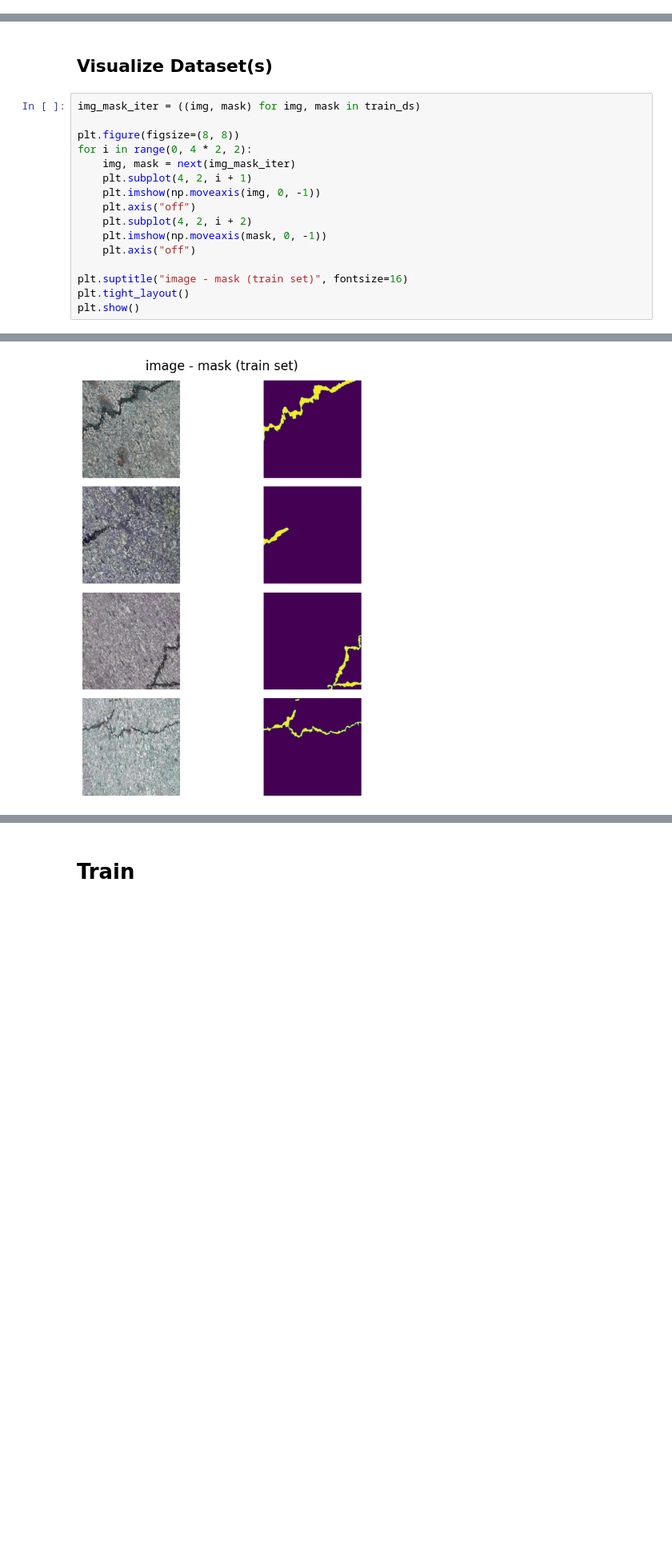
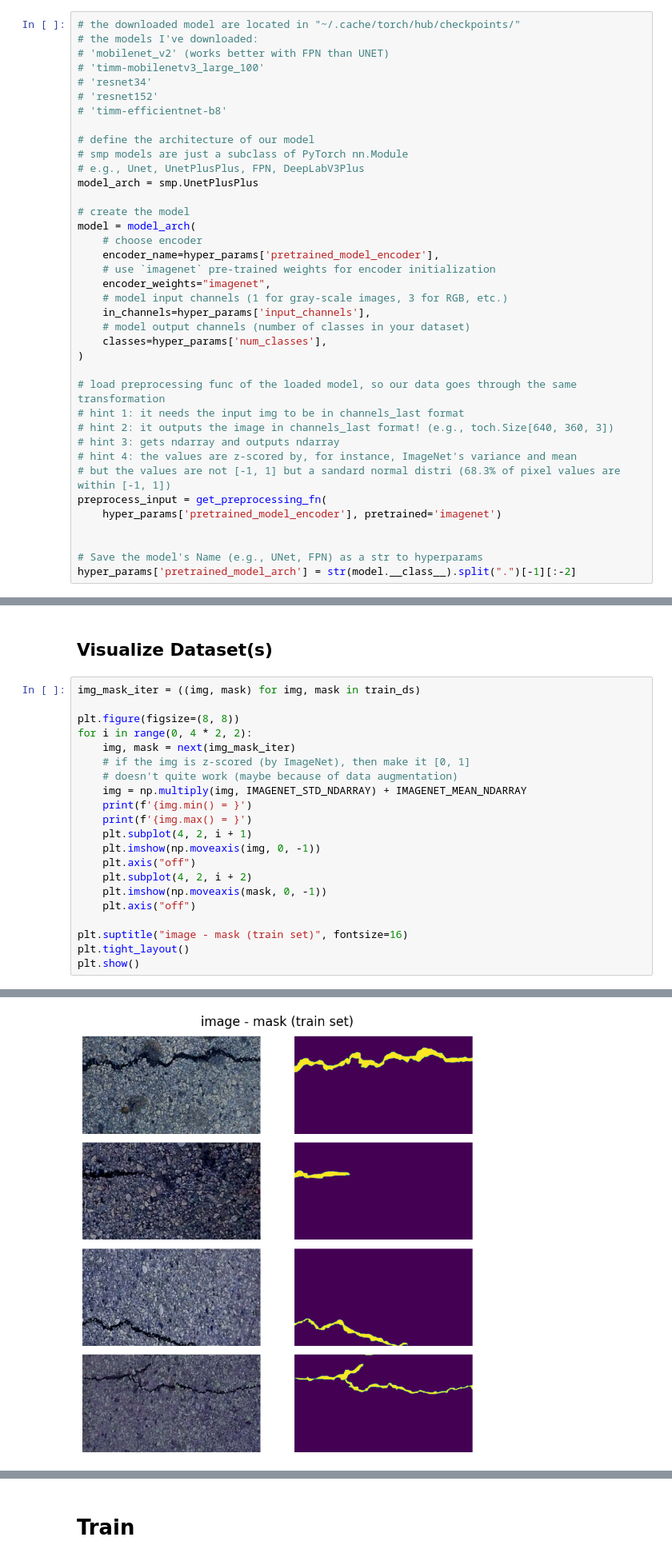
Before and after one commit to tekboart/crack-binary-semantic-segmentaion, a Jupyter notebook: 0 Interview/HKUST/train.ipynb, the cells around one changed output, grey strips where cells are left out. Shown at 80% size. Saved outputs shown, nothing was run; the diff lists cells and outputs as text; blank space fills up the shorter version.

```diff
--- a/0 Interview/HKUST/train.ipynb
+++ b/0 Interview/HKUST/train.ipynb
@@ -141,0 +163,38 @@ hyper_params = {
+# %%
+# the downloaded model are located in "~/.cache/torch/hub/checkpoints/"
+# the models I've downloaded:
+# 'mobilenet_v2' (works better with FPN than UNET)
+# 'timm-mobilenetv3_large_100'
+# 'resnet34'
+# 'resnet152'
+# 'timm-efficientnet-b8'
+
+# define the architecture of our model
+# smp models are just a subclass of PyTorch nn.Module
+# e.g., Unet, UnetPlusPlus, FPN, DeepLabV3Plus
+model_arch = smp.UnetPlusPlus
+
+# create the model
+model = model_arch(
+    # choose encoder
+    encoder_name=hyper_params['pretrained_model_encoder'],
+    # use `imagenet` pre-trained weights for encoder initialization
+    encoder_weights="imagenet",
+    # model input channels (1 for gray-scale images, 3 for RGB, etc.)
+    in_channels=hyper_params['input_channels'],
+    # model output channels (number of classes in your dataset)
+    classes=hyper_params['num_classes'],
+)
+
+# load preprocessing func of the loaded model, so our data goes through the same transformation
+# hint 1: it needs the input img to be in channels_last format
+# hint 2: it outputs the image in channels_last format! (e.g., toch.Size[640, 360, 3])
+# hint 3: gets ndarray and outputs ndarray
+# hint 4: the values are z-scored by, for instance, ImageNet's variance and mean
+# but the values are not [-1, 1] but a sandard normal distri (68.3% of pixel values are within [-1, 1])
+preprocess_input = get_preprocessing_fn(
+    hyper_params['pretrained_model_encoder'], pretrained='imagenet')
+
+
+# Save the model's Name (e.g., UNet, FPN) as a str to hyperparams
+hyper_params['pretrained_model_arch'] = str(model.__class__).split(".")[-1][:-2]
@@ -242,6 +344,11 @@ img_mask_iter = ((img, mask) for img, mask in train_ds)
 plt.figure(figsize=(8, 8))
 for i in range(0, 4 * 2, 2):
     img, mask = next(img_mask_iter)
+    # if the img is z-scored (by ImageNet), then make it [0, 1]
+    # doesn't quite work (maybe because of data augmentation)
+    img = np.multiply(img, IMAGENET_STD_NDARRAY) + IMAGENET_MEAN_NDARRAY
+    print(f'{img.min() = }')
+    print(f'{img.max() = }')
     plt.subplot(4, 2, i + 1)
     plt.imshow(np.moveaxis(img, 0, -1))
     plt.axis("off")
@@ -256,4 +375,4 @@ plt.show()
-[figure, old version]
+[figure, new version]
 # %%
 img_mask_iter = ((img, mask) for img, mask in val_ds)
 
```
Also changed, not shown: parts of 31 cells of this notebook.
